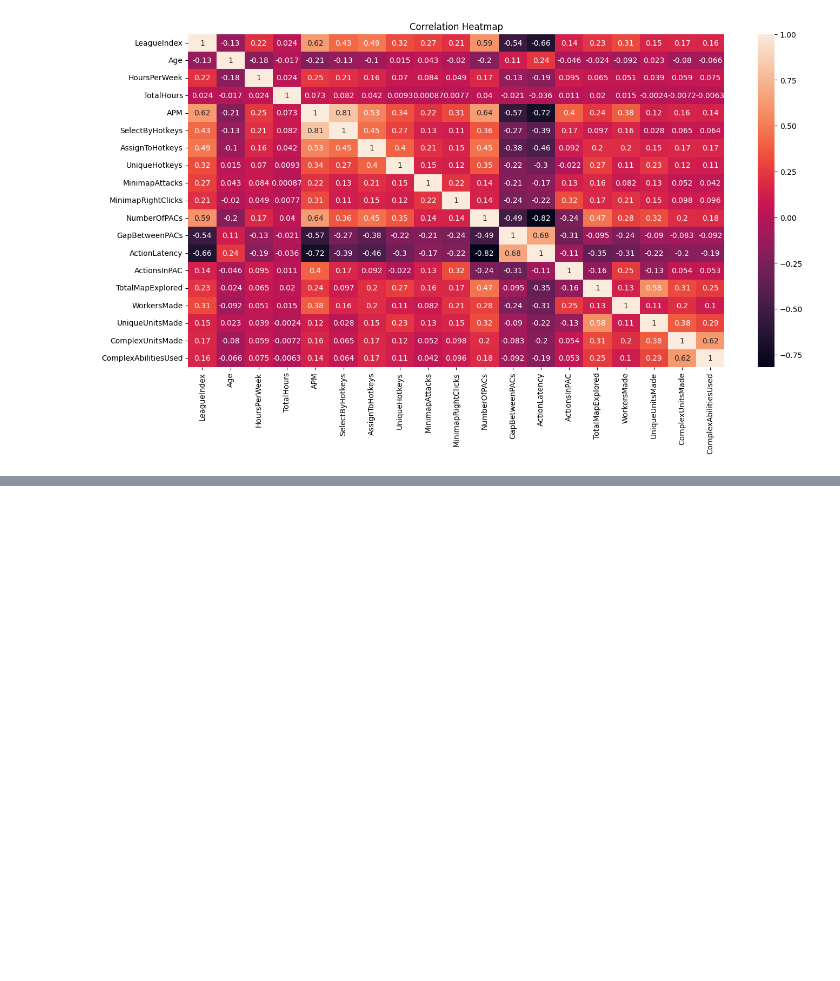
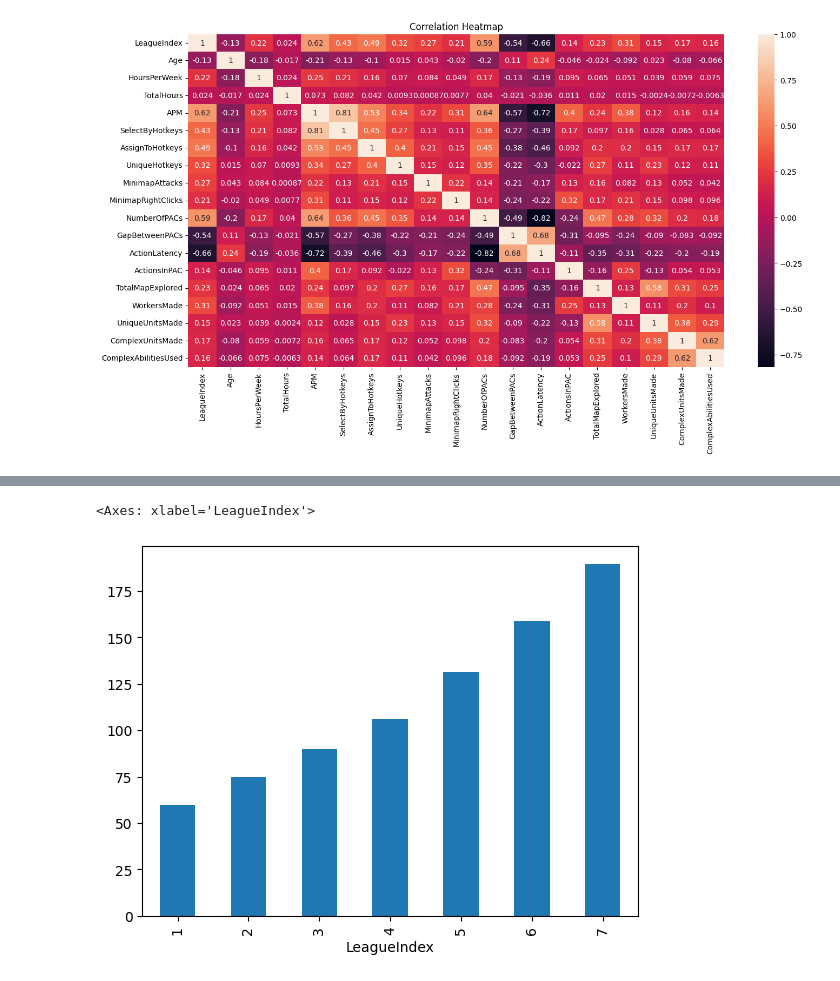
Before and after one commit to nihal-DS/StarCraft-II-Rank-Analysis, a Jupyter notebook: Starcraft1.ipynb, the cells around one changed output, grey strips where cells are left out. Saved outputs shown, nothing was run; the diff lists cells and outputs as text; code cells hidden in the pictures; blank space fills up the shorter version.

```diff
--- a/Starcraft1.ipynb
+++ b/Starcraft1.ipynb
@@ -147,0 +205,5 @@ plt.show()
+# %%
+df.groupby('LeagueIndex').aggregate(['mean', 'median'])['APM']['mean'].plot(kind = 'bar')
+# %% [output]
+<Axes: xlabel='LeagueIndex'>
+[figure, added]
```
Also changed, not shown: parts of 11 cells of this notebook.
